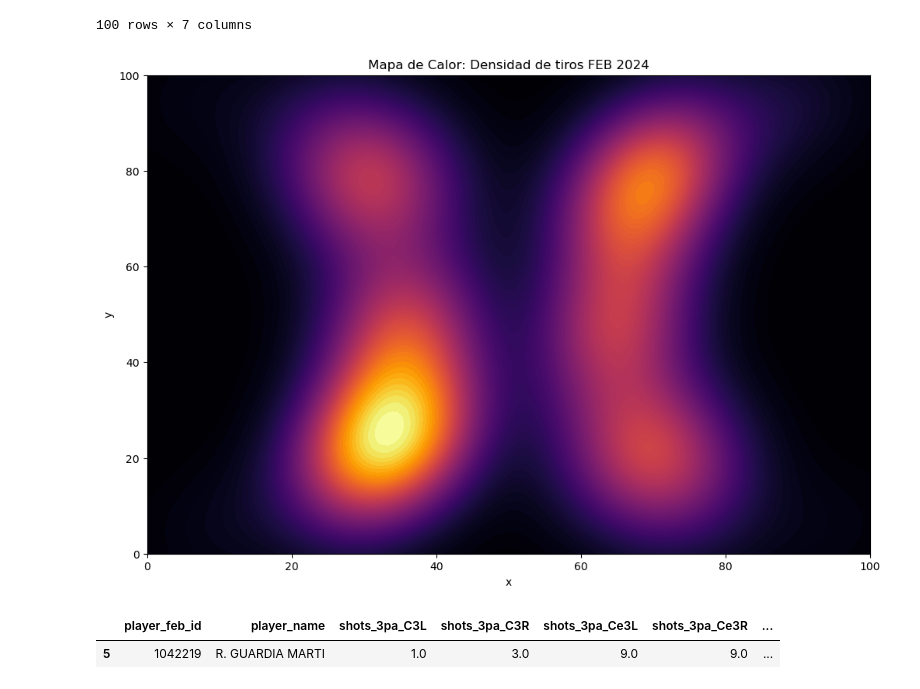
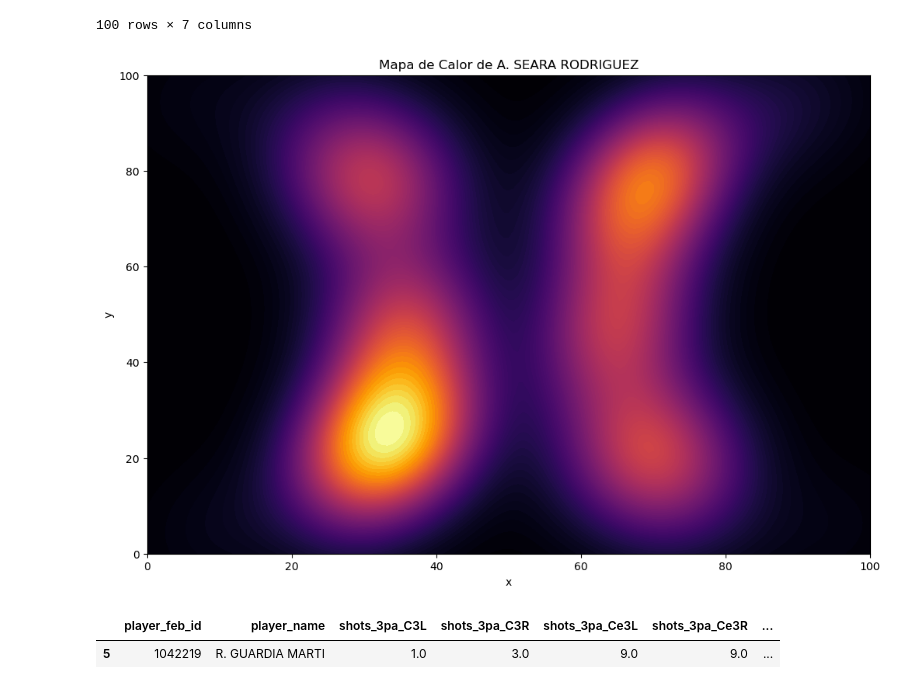
Before and after one commit to JoseGomez23/feb_jose_alvaro, a Jupyter notebook: feb_jose_alvaro.ipynb, the cells around one changed output. Drawn from its saved outputs; the diff is of its cells as text; code cells hidden in the pictures.

```diff
--- a/feb_jose_alvaro.ipynb
+++ b/feb_jose_alvaro.ipynb
@@ -640,25 +851,24 @@ player_shots_heatmap.head(100)
 # %%
 import seaborn as sns
 
 plt.figure(figsize=(12, 8))
 
-# Creamos el mapa de densidad
-# cmap="hot" o "inferno" dan ese aspecto de "fuego"
+#  Crear mapa de calor dels tirs del jugador
 sns.kdeplot(
     data=player_shots_heatmap,
     x='x', y='y',
     fill=True,
     thresh=0,
     levels=100,
     cmap="inferno"
 )
 
-plt.title("Mapa de Calor: Densidad de tiros FEB 2024")
-plt.xlim(0, 100) # Ajusta según tu escala (0-100 o metros)
+plt.title(f"Mapa de Calor de {player}")
+plt.xlim(0, 100)
 plt.ylim(0, 100)
 plt.show()
 # %% [output]
-[figure, old version]
+[figure, new version]
 # %%
 namec2 = "R. GUARDIA MARTI"
 df_player2 = df_pivot[df_pivot["player_name"] == namec2]
```
Also changed, not shown: parts of 20 cells of this notebook.
